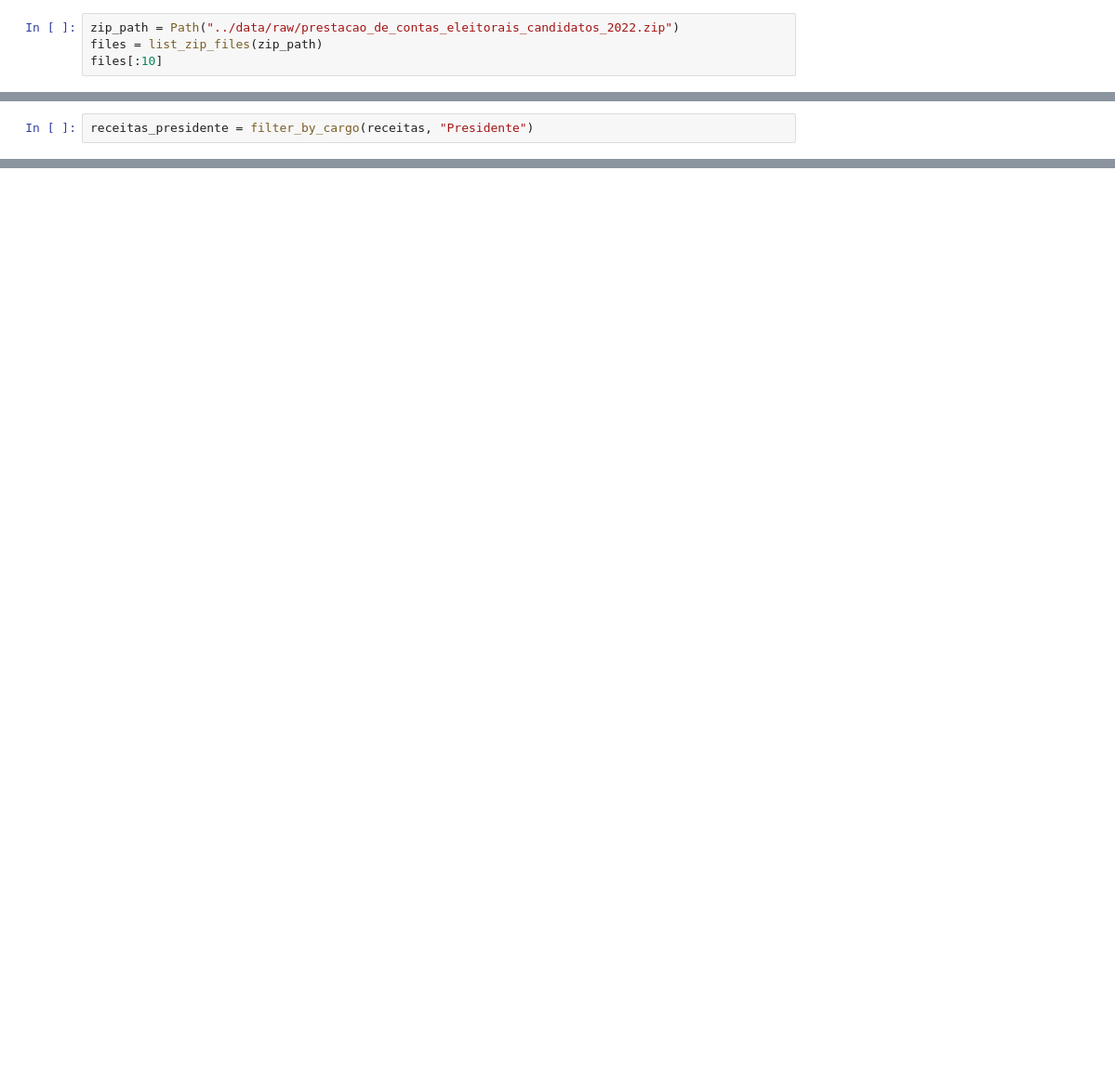
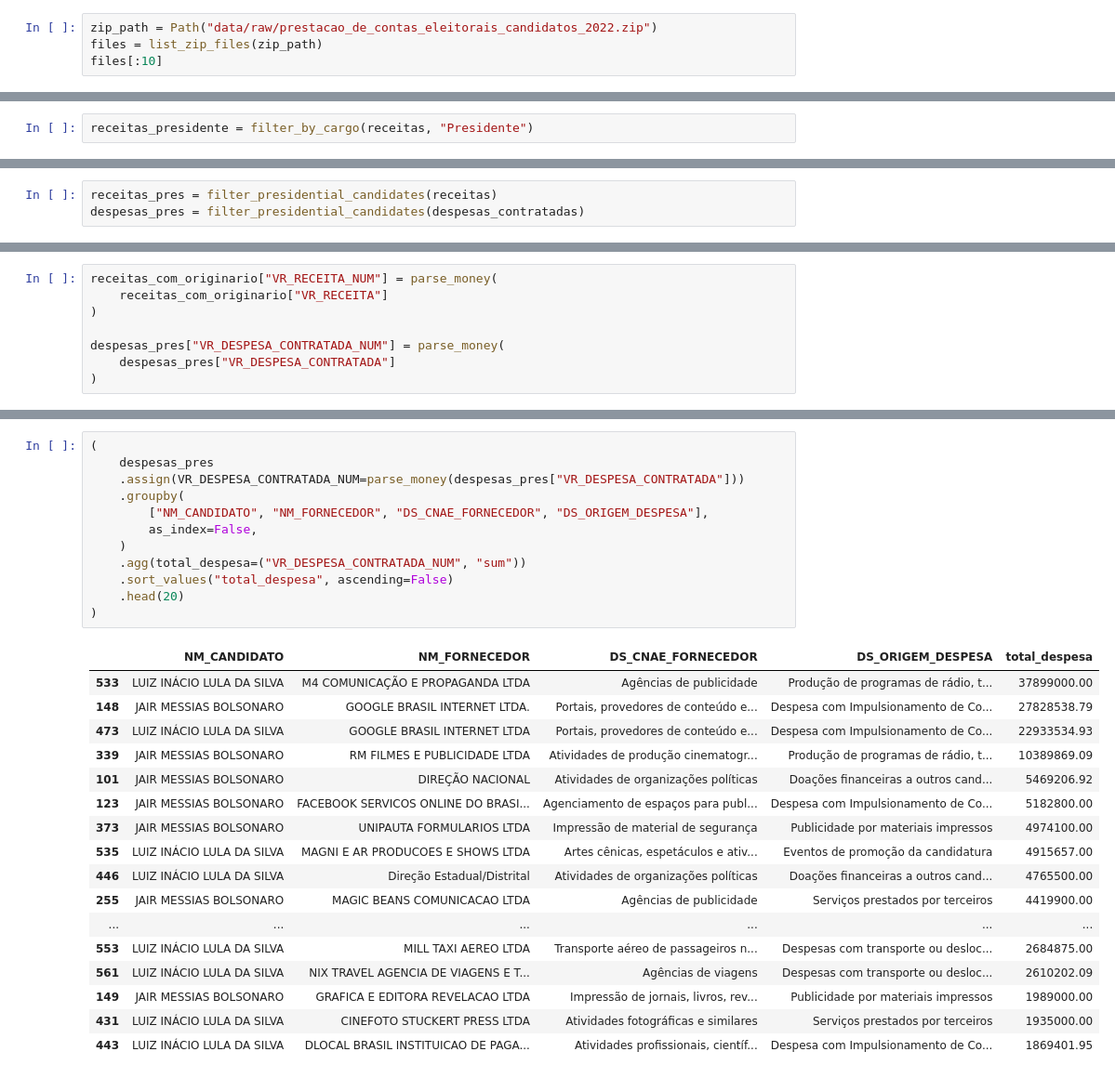
Before and after one commit to RNakamura90/trabalho_conclusao_t1_ifgo, a Jupyter notebook: notebooks/01_exploracao_tse.ipynb, the cells around one changed output, grey strips where cells are left out. Shown at 93% size. Cells and saved outputs as stored; diff of their text form; blank space fills up the shorter version.

```diff
--- a/notebooks/01_exploracao_tse.ipynb
+++ b/notebooks/01_exploracao_tse.ipynb
@@ -15,5 +18,5 @@ from src.tse_io import (
 # %%
-zip_path = Path("../data/raw/prestacao_de_contas_eleitorais_candidatos_2022.zip")
+zip_path = Path("data/raw/prestacao_de_contas_eleitorais_candidatos_2022.zip")
 files = list_zip_files(zip_path)
 files[:10]
 # %% [output]
@@ -127,0 +50,3 @@ receitas_lula_bolsonaro[["NM_CANDIDATO", "SG_PARTIDO"]].drop_duplicates()
+# %%
+receitas_pres = filter_presidential_candidates(receitas)
+despesas_pres = filter_presidential_candidates(despesas_contratadas)
@@ -127,0 +99,8 @@ receitas_lula_bolsonaro[["NM_CANDIDATO", "SG_PARTIDO"]].drop_duplicates()
+# %%
+receitas_com_originario["VR_RECEITA_NUM"] = parse_money(
+    receitas_com_originario["VR_RECEITA"]
+)
+
+despesas_pres["VR_DESPESA_CONTRATADA_NUM"] = parse_money(
+    despesas_pres["VR_DESPESA_CONTRATADA"]
+)
@@ -127,0 +200,30 @@ receitas_lula_bolsonaro[["NM_CANDIDATO", "SG_PARTIDO"]].drop_duplicates()
+# %%
+(
+    despesas_pres
+    .assign(VR_DESPESA_CONTRATADA_NUM=parse_money(despesas_pres["VR_DESPESA_CONTRATADA"]))
+    .groupby(
+        ["NM_CANDIDATO", "NM_FORNECEDOR", "DS_CNAE_FORNECEDOR", "DS_ORIGEM_DESPESA"],
+        as_index=False,
+    )
+    .agg(total_despesa=("VR_DESPESA_CONTRATADA_NUM", "sum"))
+    .sort_values("total_despesa", ascending=False)
+    .head(20)
+)
+# %% [output]
+|  | NM_CANDIDATO | NM_FORNECEDOR | DS_CNAE_FORNECEDOR | DS_ORIGEM_DESPESA | total_despesa |
+| 533 | LUIZ INÁCIO LULA DA SILVA | M4 COMUNICAÇÃO E PROPAGANDA LTDA | Agências de publicidade | Produção de programas de rádio, t... | 37899000.00 |
+| 148 | JAIR MESSIAS BOLSONARO | GOOGLE BRASIL INTERNET LTDA. | Portais, provedores de conteúdo e... | Despesa com Impulsionamento de Co... | 27828538.79 |
+| 473 | LUIZ INÁCIO LULA DA SILVA | GOOGLE BRASIL INTERNET LTDA | Portais, provedores de conteúdo e... | Despesa com Impulsionamento de Co... | 22933534.93 |
+| 339 | JAIR MESSIAS BOLSONARO | RM FILMES E PUBLICIDADE LTDA | Atividades de produção cinematogr... | Produção de programas de rádio, t... | 10389869.09 |
+| 101 | JAIR MESSIAS BOLSONARO | DIREÇÃO NACIONAL | Atividades de organizações políticas | Doações financeiras a outros cand... | 5469206.92 |
+| 123 | JAIR MESSIAS BOLSONARO | FACEBOOK SERVICOS ONLINE DO BRASI... | Agenciamento de espaços para publ... | Despesa com Impulsionamento de Co... | 5182800.00 |
+| 373 | JAIR MESSIAS BOLSONARO | UNIPAUTA FORMULARIOS LTDA | Impressão de material de segurança | Publicidade por materiais impressos | 4974100.00 |
+| 535 | LUIZ INÁCIO LULA DA SILVA | MAGNI E AR PRODUCOES E SHOWS LTDA | Artes cênicas, espetáculos e ativ... | Eventos de promoção da candidatura | 4915657.00 |
+| 446 | LUIZ INÁCIO LULA DA SILVA | Direção Estadual/Distrital | Atividades de organizações políticas | Doações financeiras a outros cand... | 4765500.00 |
+| 255 | JAIR MESSIAS BOLSONARO | MAGIC BEANS COMUNICACAO LTDA | Agências de publicidade | Serviços prestados por terceiros | 4419900.00 |
+| ... | ... | ... | ... | ... | ... |
+| 553 | LUIZ INÁCIO LULA DA SILVA | MILL TAXI AEREO LTDA | Transporte aéreo de passageiros n... | Despesas com transporte ou desloc... | 2684875.00 |
+| 561 | LUIZ INÁCIO LULA DA SILVA | NIX TRAVEL AGENCIA DE VIAGENS E T... | Agências de viagens | Despesas com transporte ou desloc... | 2610202.09 |
+| 149 | JAIR MESSIAS BOLSONARO | GRAFICA E EDITORA REVELACAO LTDA | Impressão de jornais, livros, rev... | Publicidade por materiais impressos | 1989000.00 |
+| 431 | LUIZ INÁCIO LULA DA SILVA | CINEFOTO STUCKERT PRESS LTDA | Atividades fotográficas e similares | Serviços prestados por terceiros | 1935000.00 |
+| 443 | LUIZ INÁCIO LULA DA SILVA | DLOCAL BRASIL INSTITUICAO DE PAGA... | Atividades profissionais, científ... | Despesa com Impulsionamento de Co... | 1869401.95 |
```
Also changed, not shown: parts of 20 cells of this notebook, 5 other files.
